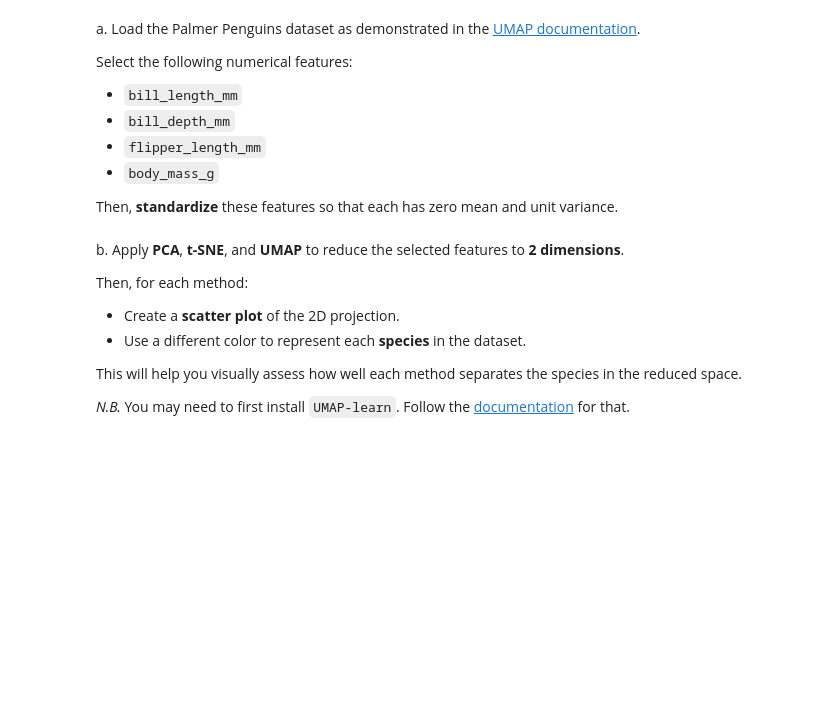
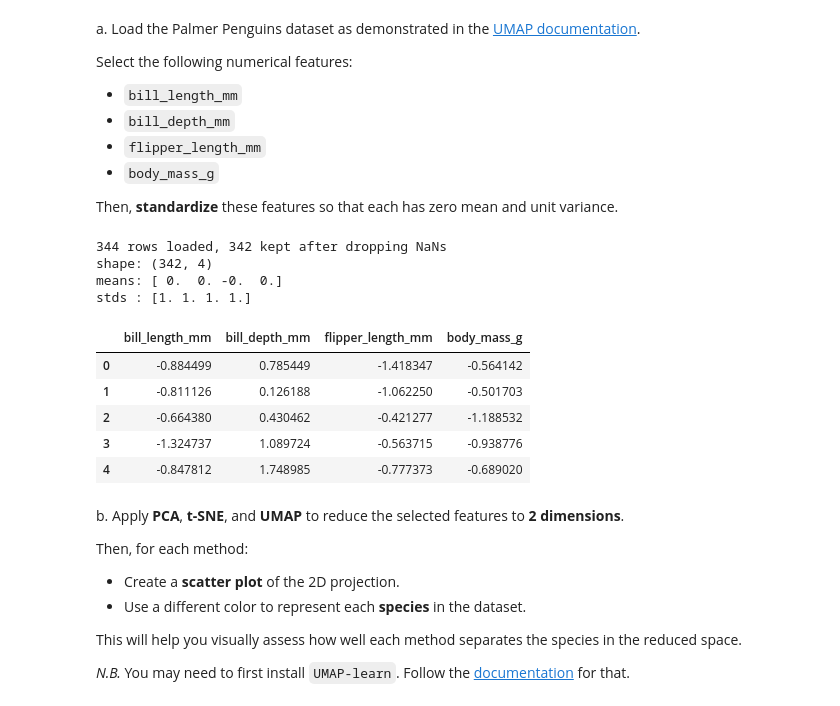
Before and after one commit to SJ-Jain-systems/labsml, a Jupyter notebook: 03-tsne-and-umap.ipynb, the cells around one changed output. Cells and saved outputs as stored; diff of their text form; code cells hidden in the pictures; blank space fills up the shorter version.

```diff
--- a/03-tsne-and-umap.ipynb
+++ b/03-tsne-and-umap.ipynb
@@ -79,7 +79,38 @@ Select the following numerical features:
 
 Then, **standardize** these features so that each has zero mean and unit variance.
 # %%
-# YOUR CODE HERE
+import numpy as np
+import pandas as pd
+import matplotlib.pyplot as plt
+from sklearn.preprocessing import StandardScaler
+
+penguins = pd.read_csv("https://raw.githubusercontent.com/allisonhorst/palmerpenguins/c19a904462482430170bfe2c718775ddb7dbb885/inst/extdata/penguins.csv")
+penguins.head()
+
+features = ["bill_length_mm", "bill_depth_mm", "flipper_length_mm", "body_mass_g"]
+penguins_clean = penguins.dropna(subset=features + ["species"]).reset_index(drop=True)
+print(f"{len(penguins)} rows loaded, {len(penguins_clean)} kept after dropping NaNs")
+
+X = penguins_clean[features].values
+species = penguins_clean["species"].values
+
+scaler = StandardScaler()
+X_scaled = scaler.fit_transform(X)
+print("shape:", X_scaled.shape)
+print("means:", X_scaled.mean(axis=0).round(3))
+print("stds :", X_scaled.std(axis=0).round(3))
+pd.DataFrame(X_scaled, columns=features).head()
+# %% [output]
+344 rows loaded, 342 kept after dropping NaNs
+shape: (342, 4)
+means: [ 0.  0. -0.  0.]
+stds : [1. 1. 1. 1.]
+|  | bill_length_mm | bill_depth_mm | flipper_length_mm | body_mass_g |
+| 0 | -0.884499 | 0.785449 | -1.418347 | -0.564142 |
+| 1 | -0.811126 | 0.126188 | -1.062250 | -0.501703 |
+| 2 | -0.664380 | 0.430462 | -0.421277 | -1.188532 |
+| 3 | -1.324737 | 1.089724 | -0.563715 | -0.938776 |
+| 4 | -0.847812 | 1.748985 | -0.777373 | -0.689020 |
 # %% [markdown]
 b. Apply **PCA**, **t-SNE**, and **UMAP** to reduce the selected features to **2 dimensions**.
 
```
Also changed, not shown: parts of 4 cells of this notebook.
